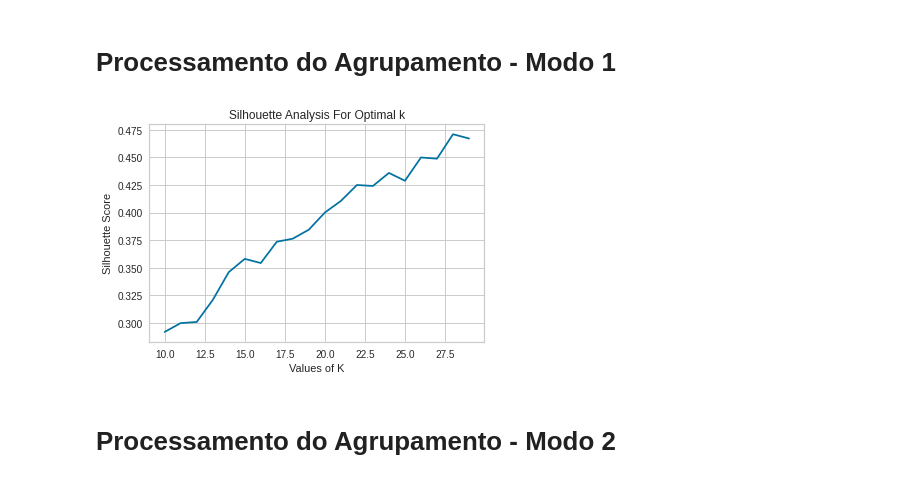
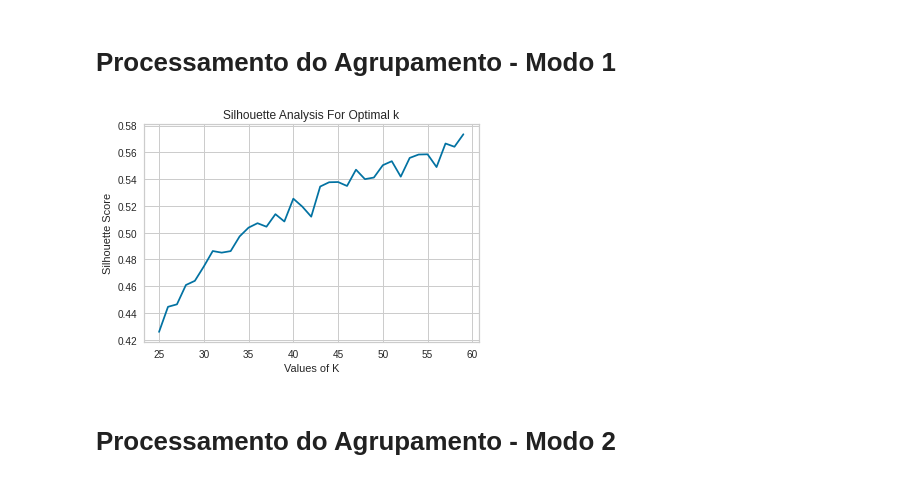
Before and after one commit to wesleyz/atos-agrupamento, a Jupyter notebook: unifica_atos_v03.ipynb, the cells around one changed output. Cells and saved outputs as stored; diff of their text form; code cells hidden in the pictures.

```diff
--- a/unifica_atos_v03.ipynb
+++ b/unifica_atos_v03.ipynb
@@ -94,31 +94,31 @@ for pn in p_ngram:
 # %%
 #@title Hyper Params Clusterization
 #@markdown Forms support many types of fields.
-min_n_clusters = 10 #@param {type:"slider", min:2, max:40, step:1}
-max_n_clusters = 30 #@param {type:"slider", min:26, max:70, step:1}
+min_n_clusters = 25 #@param {type:"slider", min:2, max:40, step:1}
+max_n_clusters = 60 #@param {type:"slider", min:26, max:70, step:1}
 n_grams = 10 #@param {type:"slider", min:1, max:80, step:1}
 n_features = 101 #@param {type:"slider", min:1, max:1001, step:100}
 #@markdown ---
 
 pn = (2,int(n_grams))
 n_word = n_features
 X = vetoriza_texto(documents, ngram=pn, feats=n_word)
 range_n_clusters = list(range(min_n_clusters,max_n_clusters))
 silhouette_avg = []
 for num_clusters in range_n_clusters:
  # initialise kmeans
  kmeans = KMeans(n_clusters=num_clusters)
  kmeans.fit(X)
  cluster_labels = kmeans.labels_
  # silhouette score
  silhouette_avg.append(silhouette_score(X, cluster_labels))
 plt.plot(range_n_clusters,silhouette_avg,'bx-')
 plt.xlabel('Values of K')
 plt.ylabel('Silhouette Score')
 plt.title('Silhouette Analysis For Optimal k')
 plt.show()
 # %% [output]
-[figure, old version]
+[figure, new version]
 # %% [markdown]
 # Processamento do Agrupamento - Modo 2
 # %%
```
Also changed, not shown: parts of 11 cells of this notebook.
